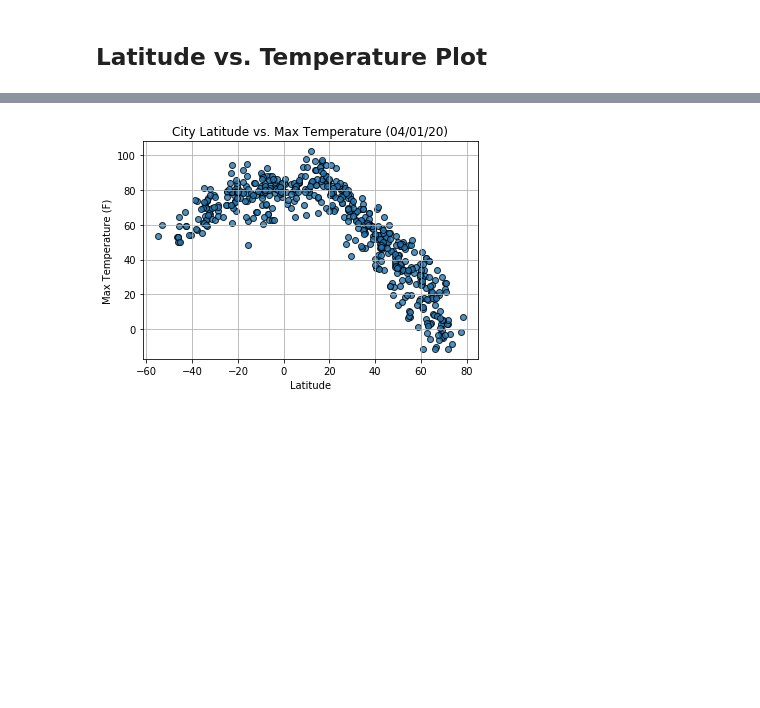
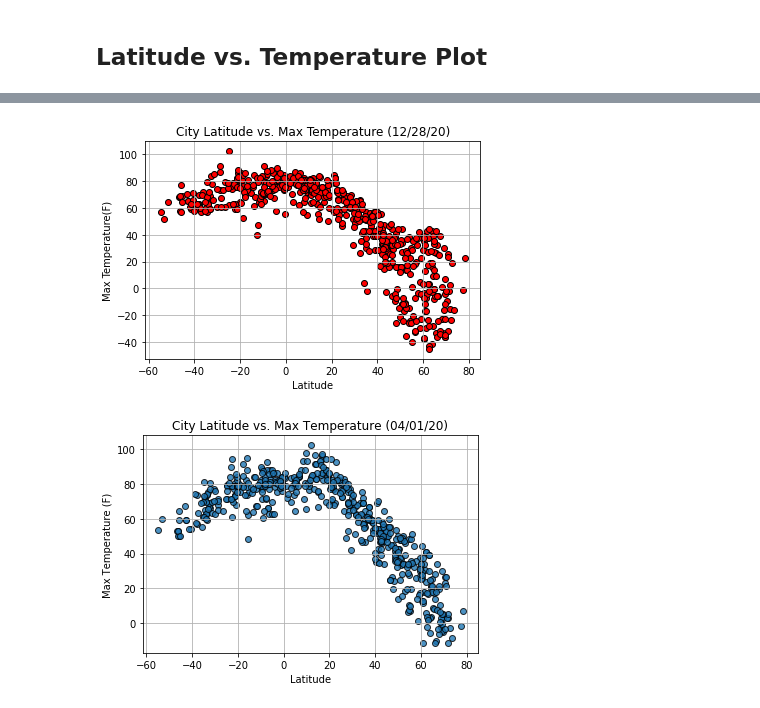
Before and after one commit to jordan-gilmartin/geo-mapping-with-APIs, a Jupyter notebook: WeatherPy/WeatherPy.ipynb, the cells around one changed output, grey strips where cells are left out. Cells and saved outputs as stored; diff of their text form; code cells hidden in the pictures; blank space fills up the shorter version.

Commit message:
Finished 1st and 2nd Plots

```diff
--- a/WeatherPy/WeatherPy.ipynb
+++ b/WeatherPy/WeatherPy.ipynb
@@ -314,3 +323,14 @@ Int64Index([], dtype='int64')
+# %%
+x_values = cleanddrop_df["Lat"]
+y_values = cleanddrop_df["Max Temp"]
+plt.scatter(x_values, y_values, color="r", marker="o", edgecolors="black")
+plt.xlabel("Latitude")
+plt.ylabel("Max Temperature(F)")
+plt.title("City Latitude vs. Max Temperature (12/28/20)")
+plt.grid()
+plt.show()
+# %% [output]
+[figure, added]
 # %%
 # %% [output]
 [figure]
```
Also changed, not shown: parts of 2 cells of this notebook.
